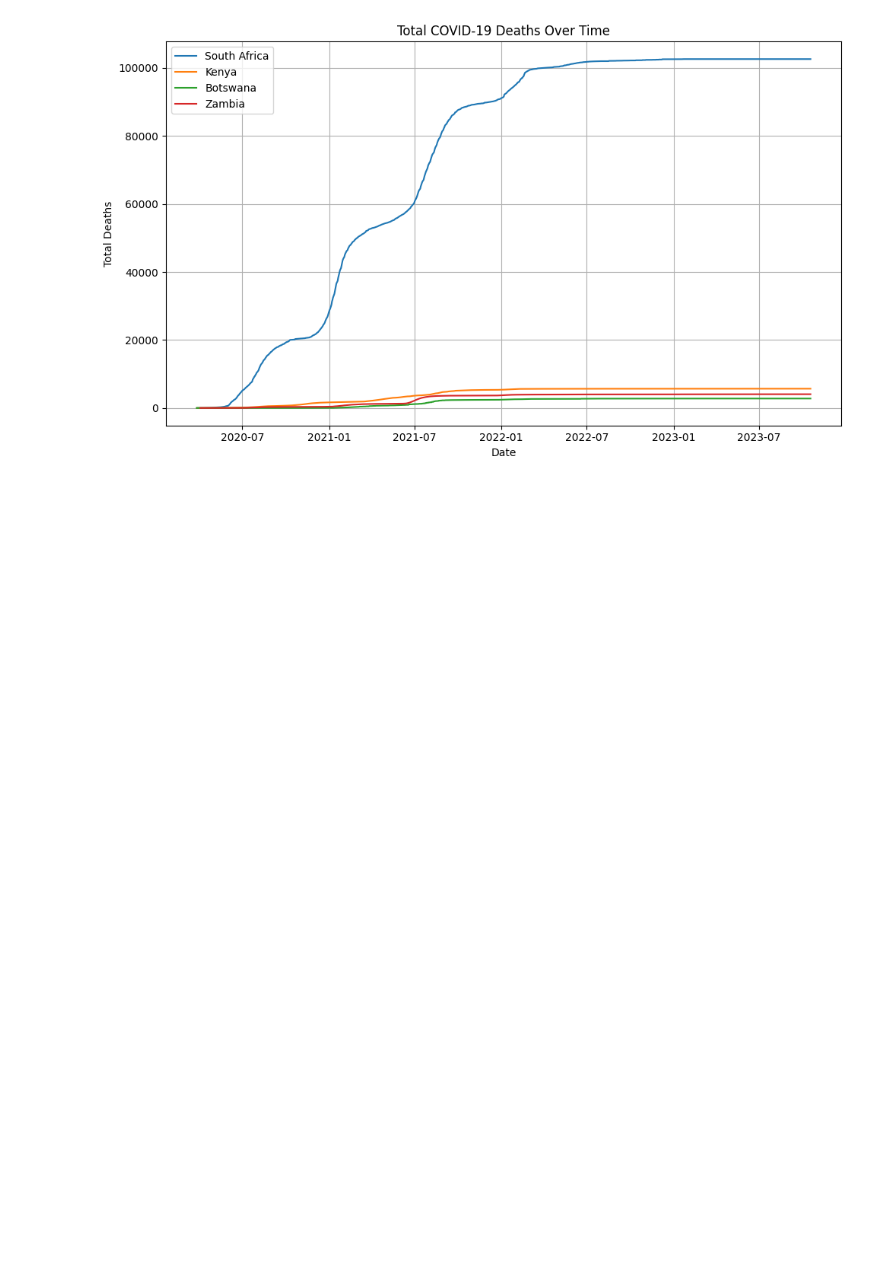
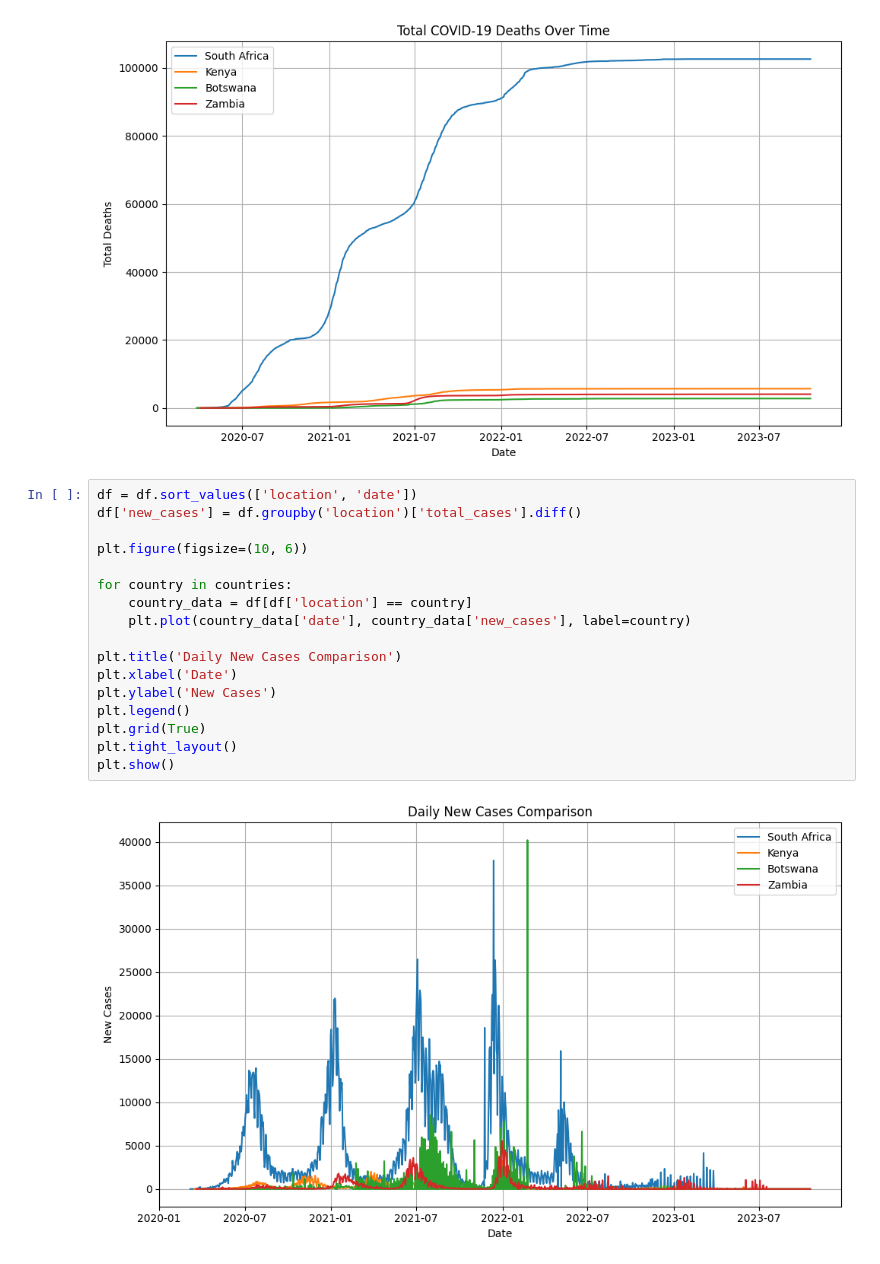
Before and after one commit to kholofeloj/py-week-8, a Jupyter notebook: covid-19-global-tracker.ipynb, the cells around one changed output. Saved outputs shown, nothing was run; the diff lists cells and outputs as text; blank space fills up the shorter version.

Commit message:
printing daily new cases comparisons

```diff
--- a/covid-19-global-tracker.ipynb
+++ b/covid-19-global-tracker.ipynb
@@ -159,3 +159,22 @@ plt.tight_layout()
 plt.show()
 # %% [output]
 [figure]
+# %%
+df = df.sort_values(['location', 'date'])
+df['new_cases'] = df.groupby('location')['total_cases'].diff()
+
+plt.figure(figsize=(10, 6))
+
+for country in countries:
+    country_data = df[df['location'] == country]
+    plt.plot(country_data['date'], country_data['new_cases'], label=country)
+
+plt.title('Daily New Cases Comparison')
+plt.xlabel('Date')
+plt.ylabel('New Cases')
+plt.legend()
+plt.grid(True)
+plt.tight_layout()
+plt.show()
+# %% [output]
+[figure, added]
```
